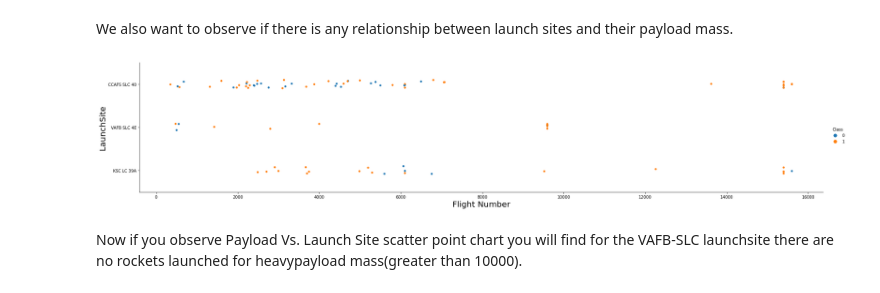
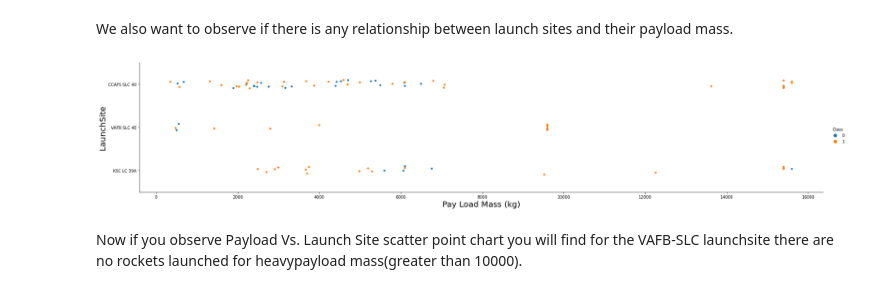
Before and after one commit to ALIINAM/Applied-Data-Science-Capstone, a Jupyter notebook: EDA with Data Visualization - AI.ipynb, the cells around one changed output. Saved outputs shown, nothing was run; the diff lists cells and outputs as text; code cells hidden in the pictures.

```diff
--- a/EDA with Data Visualization - AI.ipynb
+++ b/EDA with Data Visualization - AI.ipynb
@@ -99,11 +99,11 @@ We also want to observe if there is any relationship between launch sites and th
 # %%
 # Plot a scatter point chart with x axis to be Pay Load Mass (kg) and y axis to be the launch site, and hue to be the class value
 sns.catplot(y="LaunchSite", x="PayloadMass", hue="Class", data=df, aspect = 5)
-plt.xlabel("Flight Number",fontsize=20)
+plt.xlabel("Pay Load Mass (kg)",fontsize=20)
 plt.ylabel("LaunchSite",fontsize=20)
 plt.show()
 # %% [output]
-[figure, old version]
+[figure, new version]
 # %% [markdown]
 Now if you observe Payload Vs. Launch Site scatter point chart you will find for the VAFB-SLC  launchsite there are no  rockets  launched for  heavypayload mass(greater than 10000).
 # %% [markdown]
```
Also changed, not shown: parts of 1 cell of this notebook.
